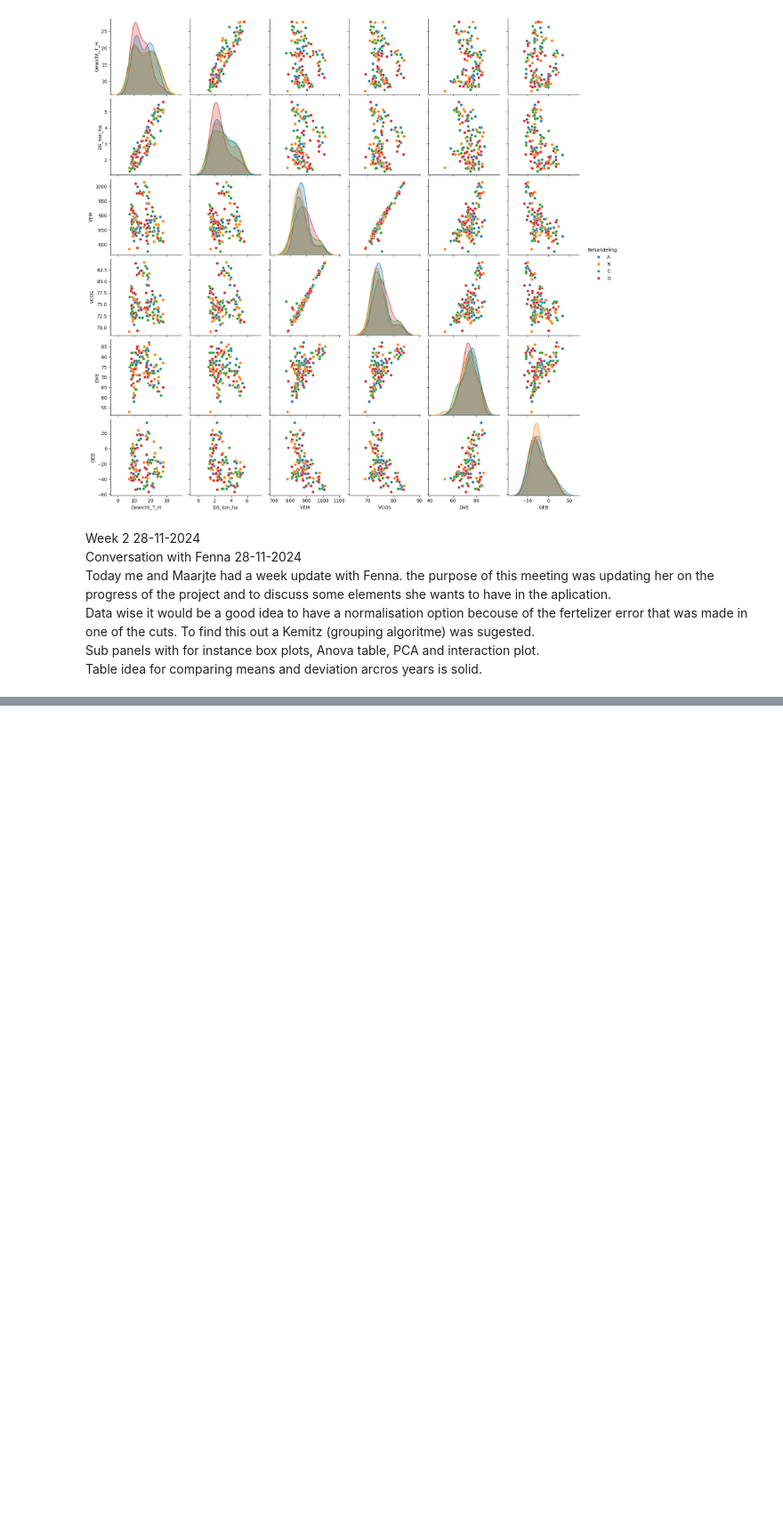
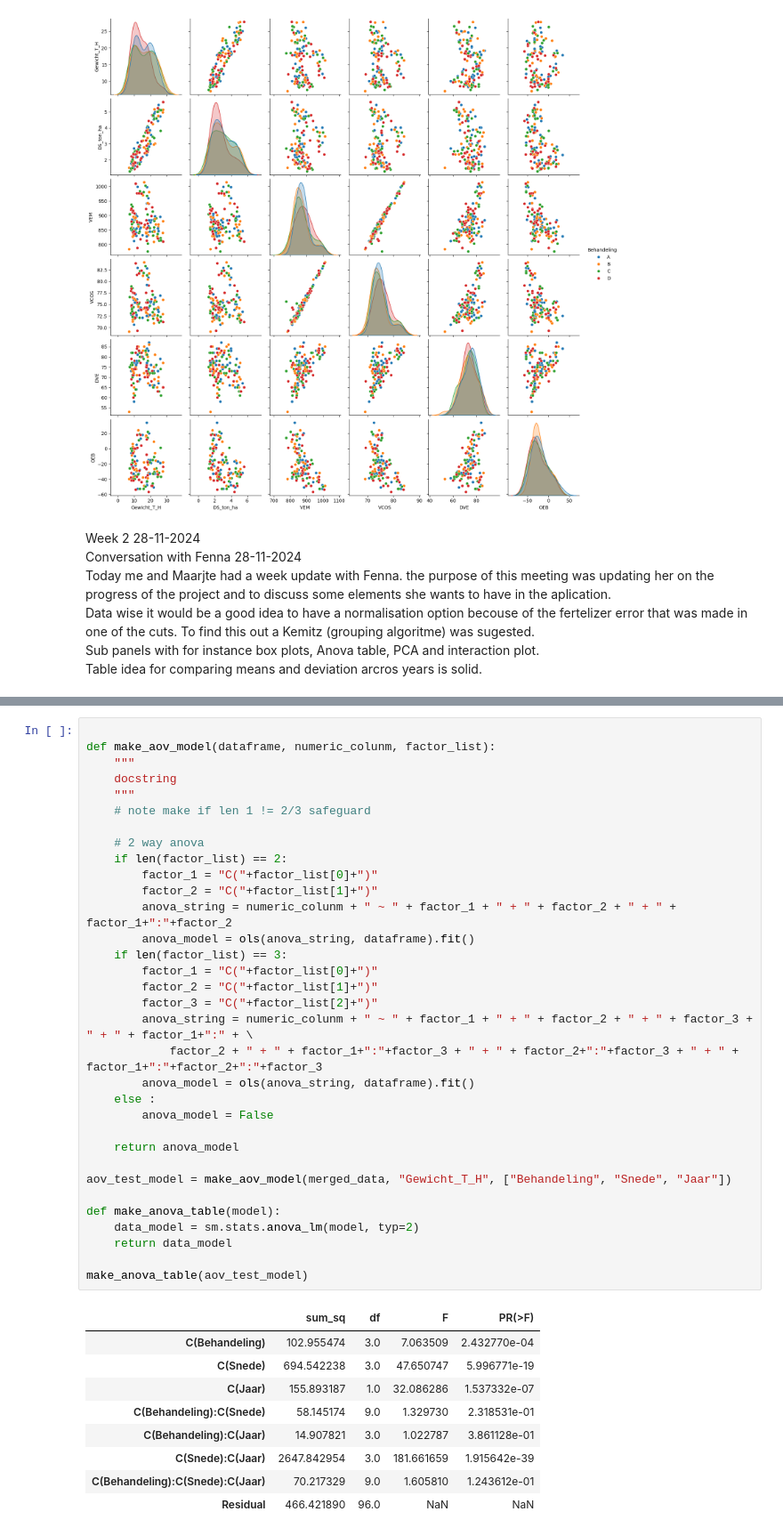
Before and after one commit to Ivarlottman/Dashboard-Regenerative-landbouw, a Jupyter notebook: Logboek/Logboek_Ivar.ipynb, the cells around one changed output, grey strips where cells are left out. Shown at 89% size. Drawn from its saved outputs; the diff is of its cells as text; blank space fills up the shorter version.

```diff
--- a/Logboek/Logboek_Ivar.ipynb
+++ b/Logboek/Logboek_Ivar.ipynb
@@ -404,0 +604,43 @@ NameError: name 'join_dataframe' is not defined
+# %%
+
+def make_aov_model(dataframe, numeric_colunm, factor_list):
+    """
+    docstring
+    """
+    # note make if len 1 != 2/3 safeguard
+
+    # 2 way anova
+    if len(factor_list) == 2:
+        factor_1 = "C("+factor_list[0]+")"
+        factor_2 = "C("+factor_list[1]+")"
+        anova_string = numeric_colunm + " ~ " + factor_1 + " + " + factor_2 + " + " + factor_1+":"+factor_2
+        anova_model = ols(anova_string, dataframe).fit()
+    if len(factor_list) == 3:
+        factor_1 = "C("+factor_list[0]+")"
+        factor_2 = "C("+factor_list[1]+")"
+        factor_3 = "C("+factor_list[2]+")"
+        anova_string = numeric_colunm + " ~ " + factor_1 + " + " + factor_2 + " + " + factor_3 + " + " + factor_1+":" + \
+            factor_2 + " + " + factor_1+":"+factor_3 + " + " + factor_2+":"+factor_3 + " + " + factor_1+":"+factor_2+":"+factor_3
+        anova_model = ols(anova_string, dataframe).fit()
+    else :
+        anova_model = False
+
+    return anova_model
+
+aov_test_model = make_aov_model(merged_data, "Gewicht_T_H", ["Behandeling", "Snede", "Jaar"])
+
+def make_anova_table(model):
+    data_model = sm.stats.anova_lm(model, typ=2)
+    return data_model
+
+make_anova_table(aov_test_model)
+# %% [output]
+|  | sum_sq | df | F | PR(>F) |
+| C(Behandeling) | 102.955474 | 3.0 | 7.063509 | 2.432770e-04 |
+| C(Snede) | 694.542238 | 3.0 | 47.650747 | 5.996771e-19 |
+| C(Jaar) | 155.893187 | 1.0 | 32.086286 | 1.537332e-07 |
+| C(Behandeling):C(Snede) | 58.145174 | 9.0 | 1.329730 | 2.318531e-01 |
+| C(Behandeling):C(Jaar) | 14.907821 | 3.0 | 1.022787 | 3.861128e-01 |
+| C(Snede):C(Jaar) | 2647.842954 | 3.0 | 181.661659 | 1.915642e-39 |
+| C(Behandeling):C(Snede):C(Jaar) | 70.217329 | 9.0 | 1.605810 | 1.243612e-01 |
+| Residual | 466.421890 | 96.0 | NaN | NaN |
```
Also changed, not shown: parts of 25 cells of this notebook, 1 other file.
